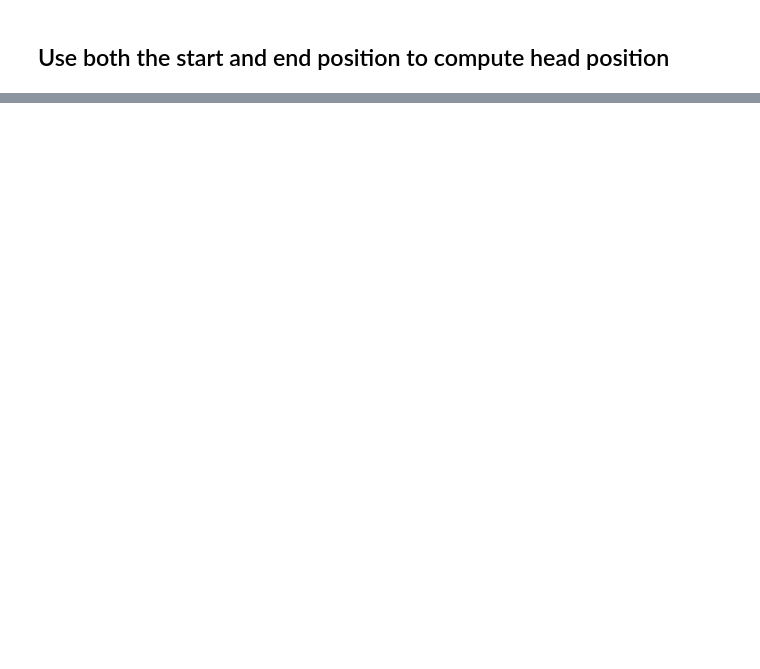
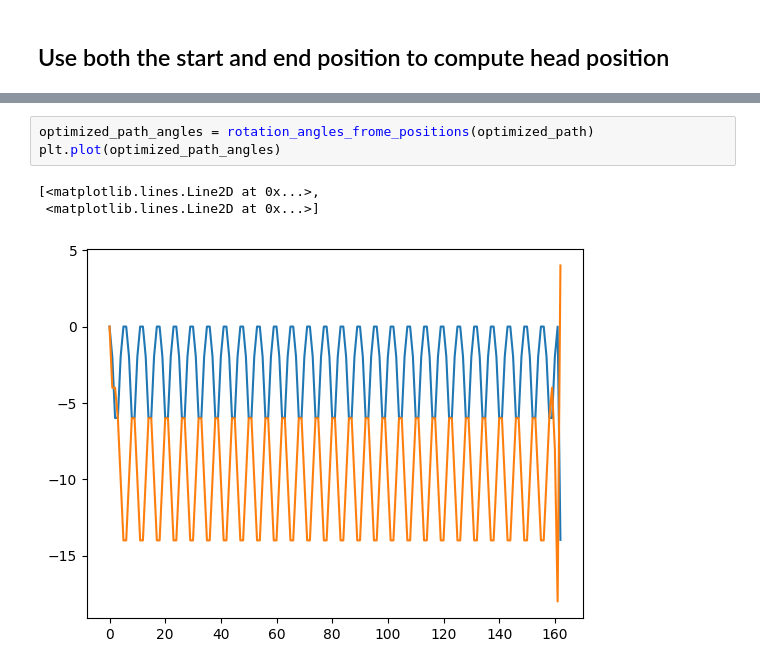
Before and after one commit to EvanSamaa/EyeIK, a Jupyter notebook: Juggling/generate_juggling_animation.ipynb, the cells around one changed output, grey strips where cells are left out. Saved outputs shown, nothing was run; the diff lists cells and outputs as text; blank space fills up the shorter version.

```diff
--- a/Juggling/generate_juggling_animation.ipynb
+++ b/Juggling/generate_juggling_animation.ipynb
@@ -496,0 +496,7 @@ output_motion(hk_proposed, ek_propsed, micro_saccade_proposed, os.path.join(OUTP
+# %%
+optimized_path_angles = rotation_angles_frome_positions(optimized_path)
+plt.plot(optimized_path_angles)
+# %% [output]
+[<matplotlib.lines.Line2D at 0x...>,
+ <matplotlib.lines.Line2D at 0x...>]
+[figure, added]
```
Also changed, not shown: parts of 8 cells of this notebook, 16 other files.
